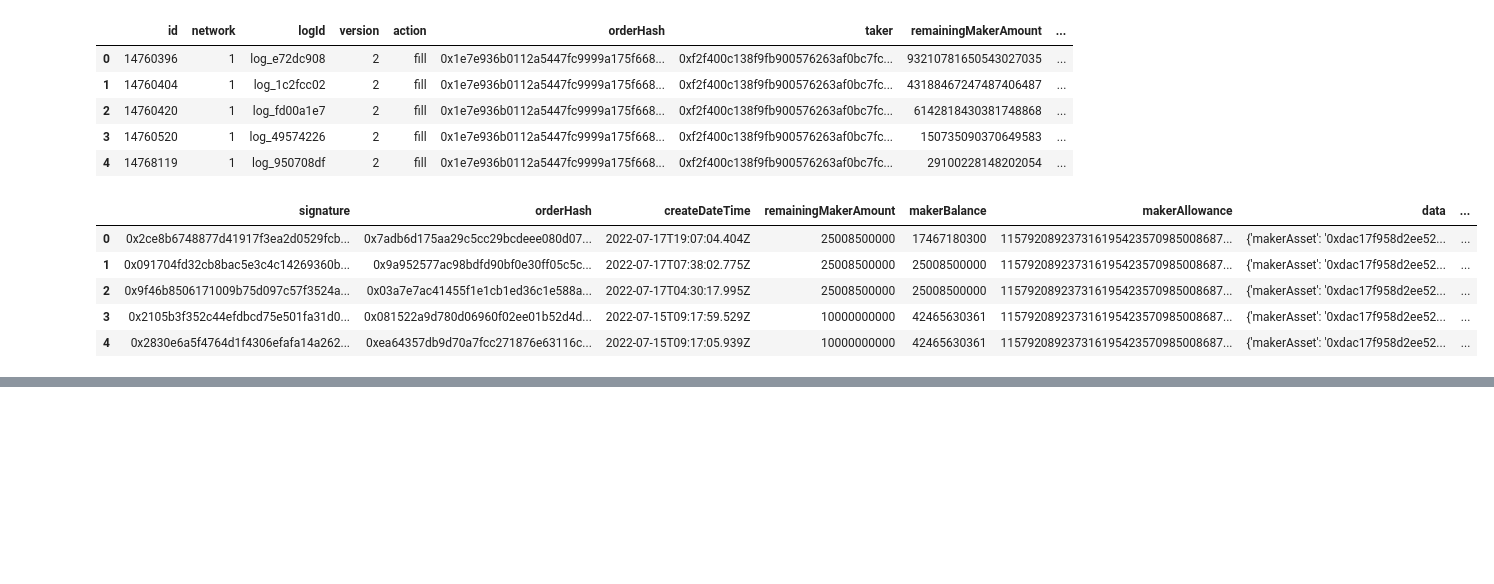
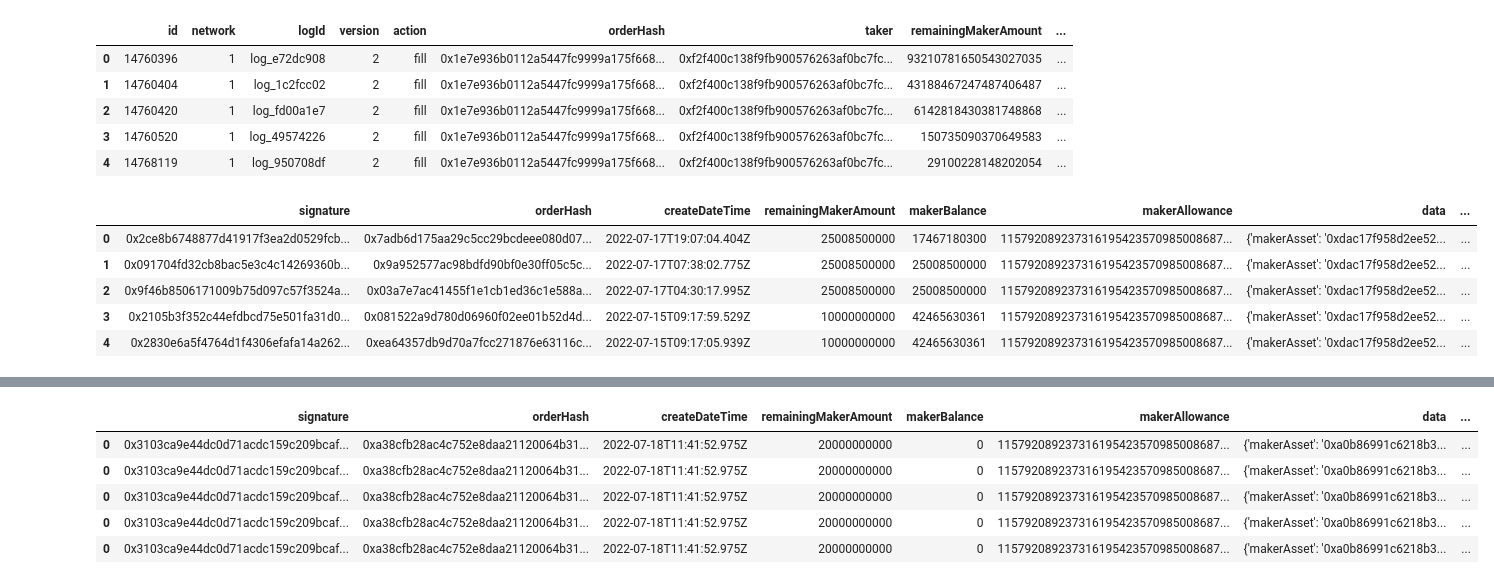
Before and after one commit to massnomis/21, a Jupyter notebook: 1inchparser.ipynb, the cells around one changed output, grey strips where cells are left out. Drawn from its saved outputs; the diff is of its cells as text; code cells hidden in the pictures; blank space fills up the shorter version.

```diff
--- a/1inchparser.ipynb
+++ b/1inchparser.ipynb
@@ -56,0 +105,54 @@ ping_limit_orders.head()
+# %%
+tokens_list = requests.get(f"https://api.1inch.io/v4.0/1/tokens")
+tokens_list = json.loads(tokens_list.text)
+tokens_list = [tokens_list["tokens"][x] for x in tokens_list["tokens"]]
+symbol_list = [elem["symbol"] for elem in tokens_list]
+# print("Tokens List")
+# print("Great!")
+tokens_list = pd.DataFrame(tokens_list)
+# print(tokens_list)
+'''find the symbol for each maker asset by looking in the tokens list and matching the symbol with the maker asset'''
+all['makerAsset_symbol'] = all['makerAsset'].apply(lambda x: tokens_list[tokens_list['address'] == x]['symbol'].values[0])
+all['takerAsset_symbol'] = all['takerAsset'].apply(lambda x: tokens_list[tokens_list['address'] == x]['symbol'].values[0])
+all['makerAsset_decimals'] = all['makerAsset'].apply(lambda x: tokens_list[tokens_list['address'] == x]['decimals'].values[0])
+all['takerAsset_decimals'] = all['takerAsset'].apply(lambda x: tokens_list[tokens_list['address'] == x]['decimals'].values[0])
+all.head()
+
+
+
+
+
+
+# all['maker_symbol']
+# # tokenIN = st.selectbox("tokenIN", tokens_list['symbol'], index=103)
+# address_of_said_tokenIN = (tokens_list.loc['makerAsset'])
+# print(address_of_said_tokenIN)
+# address_of_said_tokenIN = pd.DataFrame(address_of_said_tokenIN)
+# print(address_of_said_tokenIN)# print(address_of_said_tokenIN)
+
+# all = all.merge(address_of_said_tokenIN, left_on='makerAsset', right_index=True)
+# all['maker_symbol'] = address_of_said_tokenIN
+# # all.head()
+# decimal_of_said_tokenIN = tokens_list.set_index("address").loc[all['makerAsset']]["decimals"]
+# # all = all.merge(decimal_of_said_tokenIN, left_on='makerAsset', right_index=True)
+
+# # print(decimal_of_said_tokenIN)
+
+# # # tokenOUT = st.selectbox("tokenOUT", tokens_list['symbol'], index=146)
+# address_of_said_tokenOUT = tokens_list.set_index("address").loc[all['takerAsset']]["symbol"]
+# # all = all.merge(address_of_said_tokenOUT, left_on='takerAsset', right_index=True)
+
+# # print(address_of_said_tokenOUT)
+
+# decimal_of_said_tokenOUT = tokens_list.set_index("address").loc[all['takerAsset']]["decimals"]
+# # all = all.merge(decimal_of_said_tokenOUT, left_on='takerAsset', right_index=True)
+# # all.head()
+
+# # print(decimal_of_said_tokenOUT)
+# %% [output]
+|  | signature | orderHash | createDateTime | remainingMakerAmount | makerBalance | makerAllowance | data | ... |
+| 0 | 0x3103ca9e44dc0d71acdc159c209bcaf... | 0xa38cfb28ac4c752e8daa21120064b31... | 2022-07-18T11:41:52.975Z | 20000000000 | 0 | 115792089237316195423570985008687... | {'makerAsset': '0xa0b86991c6218b3... | ... |
+| 0 | 0x3103ca9e44dc0d71acdc159c209bcaf... | 0xa38cfb28ac4c752e8daa21120064b31... | 2022-07-18T11:41:52.975Z | 20000000000 | 0 | 115792089237316195423570985008687... | {'makerAsset': '0xa0b86991c6218b3... | ... |
+| 0 | 0x3103ca9e44dc0d71acdc159c209bcaf... | 0xa38cfb28ac4c752e8daa21120064b31... | 2022-07-18T11:41:52.975Z | 20000000000 | 0 | 115792089237316195423570985008687... | {'makerAsset': '0xa0b86991c6218b3... | ... |
+| 0 | 0x3103ca9e44dc0d71acdc159c209bcaf... | 0xa38cfb28ac4c752e8daa21120064b31... | 2022-07-18T11:41:52.975Z | 20000000000 | 0 | 115792089237316195423570985008687... | {'makerAsset': '0xa0b86991c6218b3... | ... |
+| 0 | 0x3103ca9e44dc0d71acdc159c209bcaf... | 0xa38cfb28ac4c752e8daa21120064b31... | 2022-07-18T11:41:52.975Z | 20000000000 | 0 | 115792089237316195423570985008687... | {'makerAsset': '0xa0b86991c6218b3... | ... |
```
Also changed, not shown: parts of 2 cells of this notebook.
